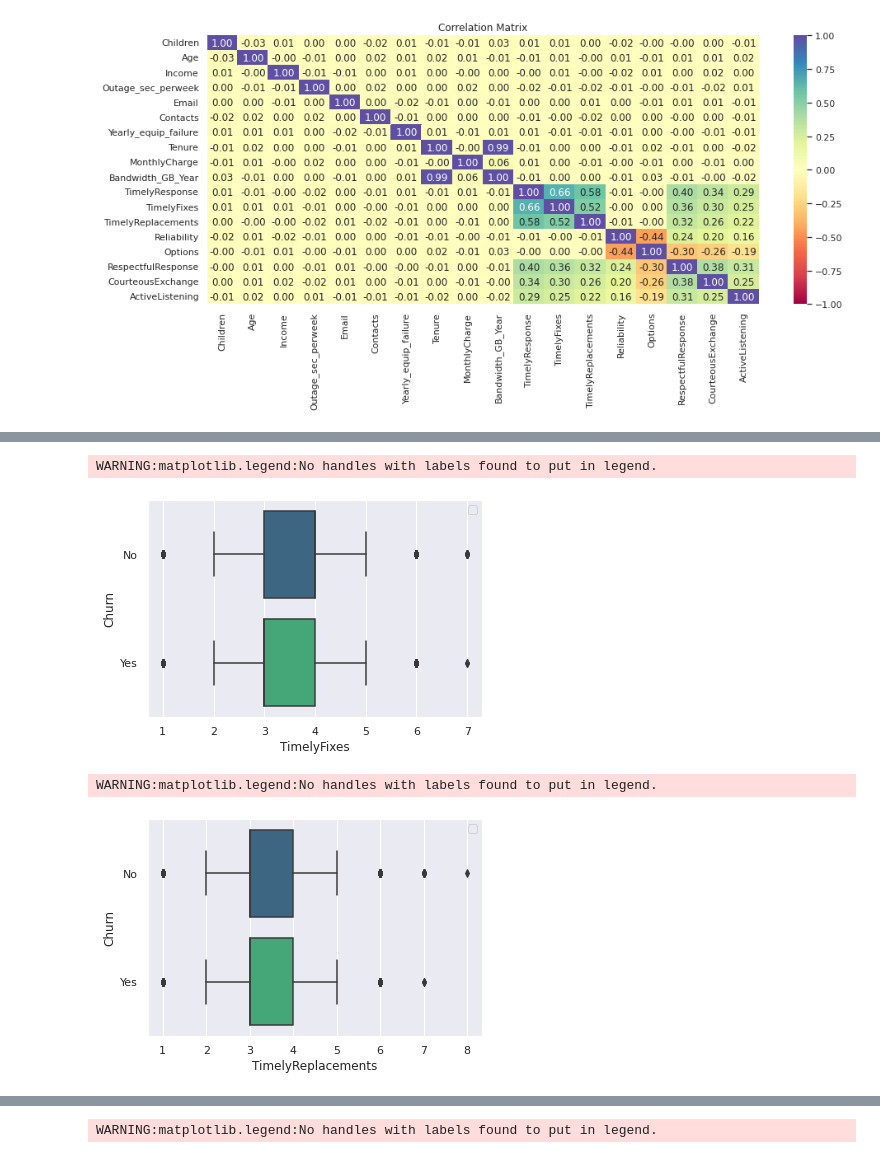
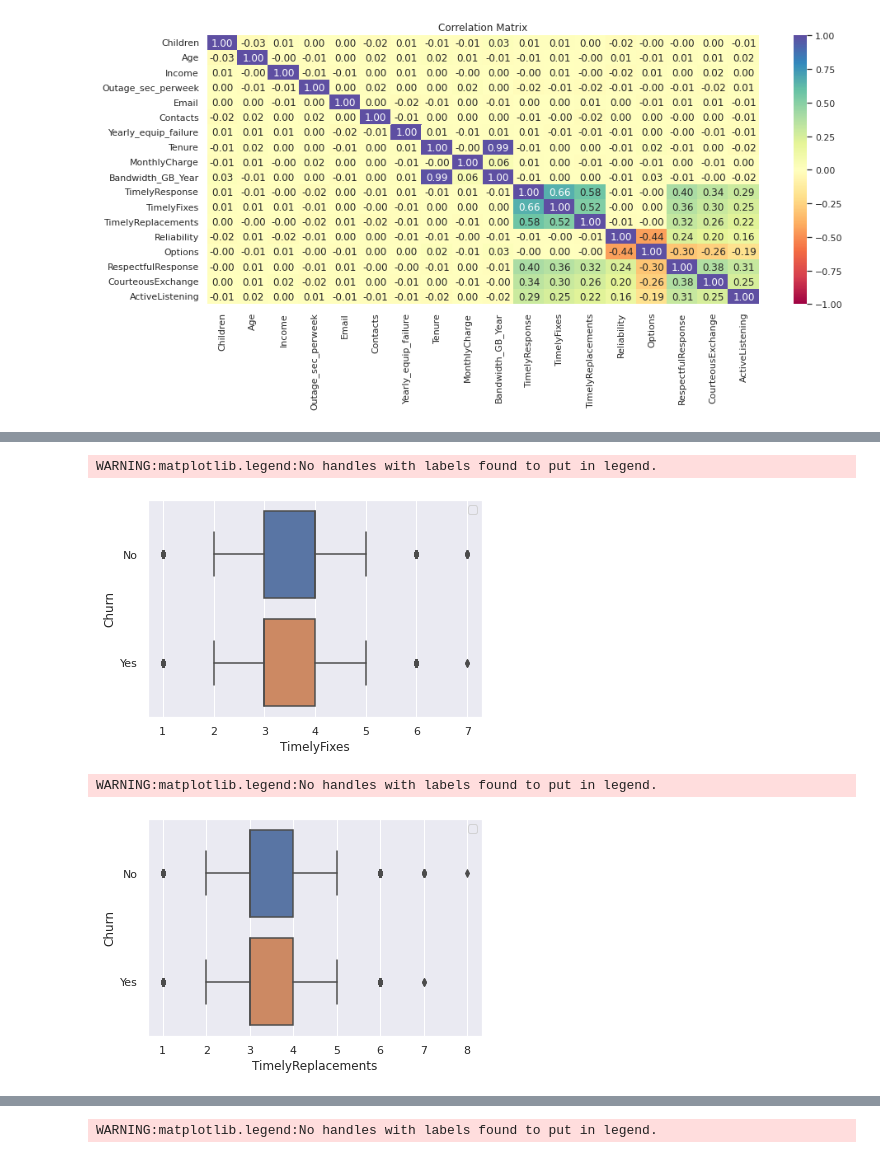
Before and after one commit to cfreeman22/predictive_modeling_mlr, a Jupyter notebook: D208_task2.ipynb, the cells around one changed output, grey strips where cells are left out. Cells and saved outputs as stored; diff of their text form; code cells hidden in the pictures.

```diff
--- a/D208_task2.ipynb
+++ b/D208_task2.ipynb
@@ -532,18 +585,18 @@ WARNING:matplotlib.legend:No handles with labels found to put in legend.
 # %%
 plt.figure(figsize=(6,4))
-sns.boxplot(df.TimelyFixes,df.Churn,palette="viridis")
+sns.boxplot(df.TimelyFixes,df.Churn )
 plt.legend(bbox_to_anchor=(1.00, 1))
 plt.show()
 # %% [output]
 WARNING:matplotlib.legend:No handles with labels found to put in legend.
-[figure, old version]
+[figure, new version]
 # %%
 plt.figure(figsize=(6,4))
-sns.boxplot(df.TimelyReplacements,df.Churn,palette="viridis")
+sns.boxplot(df.TimelyReplacements,df.Churn)
 plt.legend(bbox_to_anchor=(1.00, 1))
 plt.show()
 # %% [output]
 WARNING:matplotlib.legend:No handles with labels found to put in legend.
-[figure, old version]
+[figure, new version]
 # %%
 plt.figure(figsize=(6,4))
```
Also changed, not shown: parts of 128 cells of this notebook.
